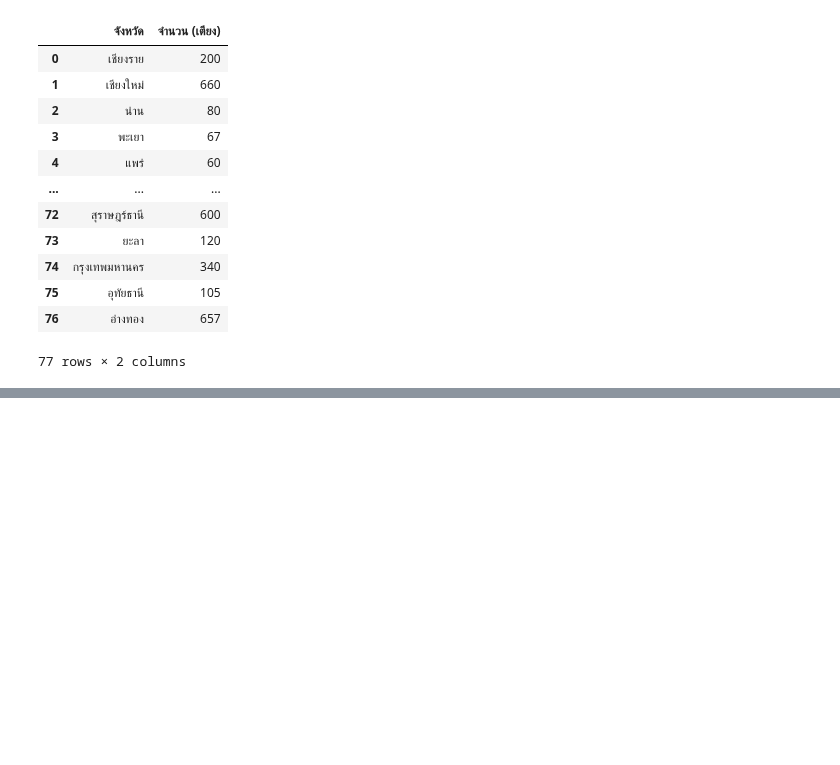
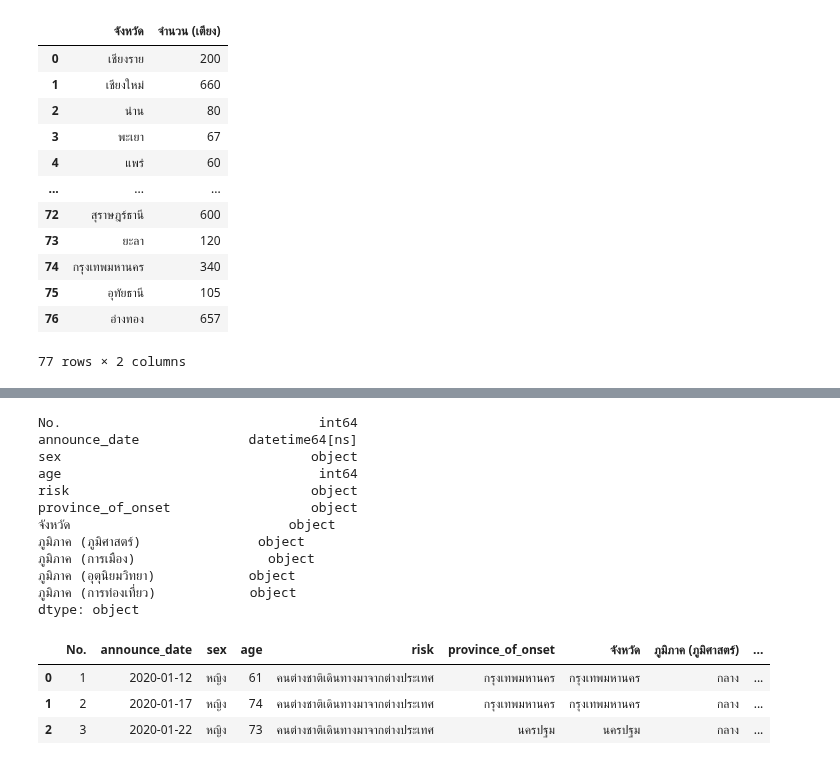
Before and after one commit to kittikhun62/data_viz_2022, a Jupyter notebook: final.ipynb, the cells around one changed output, grey strips where cells are left out. Cells and saved outputs as stored; diff of their text form; code cells hidden in the pictures; blank space fills up the shorter version.

```diff
--- a/final.ipynb
+++ b/final.ipynb
@@ -573,5 +578 @@ province_of_onset    False
 dtype: bool
-# %%
-Df_covid_and_geography = Df_covid_and_geography.drop(columns=['จังหวัด','ภูมิภาค (ภูมิศาสตร์)','ภูมิภาค (การเมือง)','ภูมิภาค (อุตุนิยมวิทยา)','ภูมิภาค (การท่องเที่ยว)'])
-print(Df_covid_and_geography.shape)
-Df_covid_and_geography.head(10)
@@ -580,2 +578,0 @@ KeyError: ignored
-# %%
-Df_covid_and_geography = Df_covid_and_geography.drop(columns=['จังหวัด','ภูมิภาค (ภูมิศาสตร์)','ภูมิภาค (การเมือง)','ภูมิภาค (อุตุนิยมวิทยา)','ภูมิภาค (การท่องเที่ยว)'])
@@ -644,0 +619,21 @@ set(df_1['จังหวัด'])
+# %%
+Df_covid_and_geography = Df_covid_and_geography.astype({'age':'int',})     # เปลี่ยนชนิดข้อมูลเป็น int
+print(Df_covid_and_geography.dtypes)
+Df_covid_and_geography.head(3)
+# %% [output]
+No.                                 int64
+announce_date              datetime64[ns]
+sex                                object
+age                                 int64
+risk                               object
+province_of_onset                  object
+จังหวัด                            object
+ภูมิภาค (ภูมิศาสตร์)               object
+ภูมิภาค (การเมือง)                 object
+ภูมิภาค (อุตุนิยมวิทยา)            object
+ภูมิภาค (การท่องเที่ยว)            object
+dtype: object
+|  | No. | announce_date | sex | age | risk | province_of_onset | จังหวัด | ภูมิภาค (ภูมิศาสตร์) | ... |
+| 0 | 1 | 2020-01-12 | หญิง | 61 | คนต่างชาติเดินทางมาจากต่างประเทศ | กรุงเทพมหานคร | กรุงเทพมหานคร | กลาง | ... |
+| 1 | 2 | 2020-01-17 | หญิง | 74 | คนต่างชาติเดินทางมาจากต่างประเทศ | กรุงเทพมหานคร | กรุงเทพมหานคร | กลาง | ... |
+| 2 | 3 | 2020-01-22 | หญิง | 73 | คนต่างชาติเดินทางมาจากต่างประเทศ | นครปฐม | นครปฐม | กลาง | ... |
```
Also changed, not shown: parts of 7 cells of this notebook.
